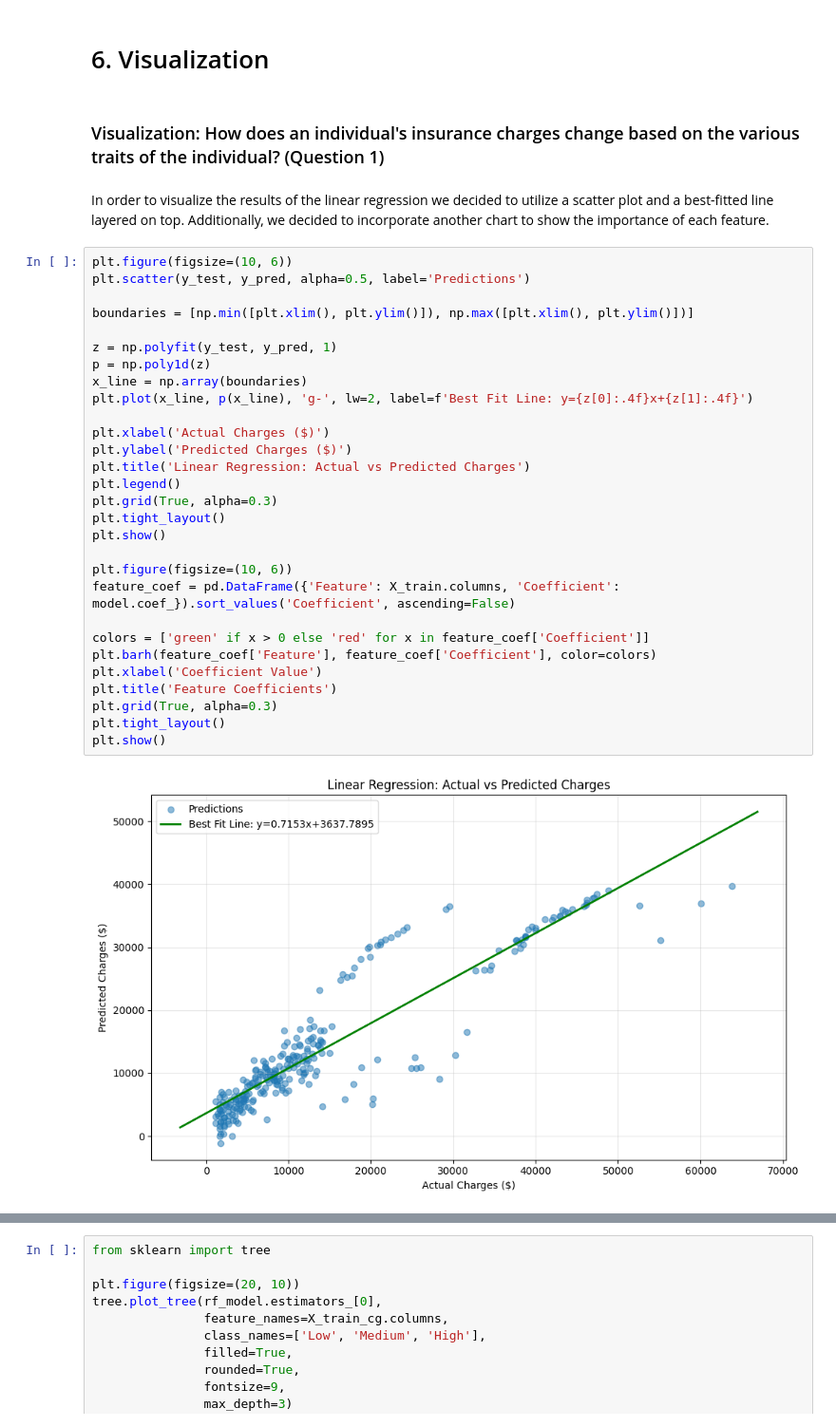
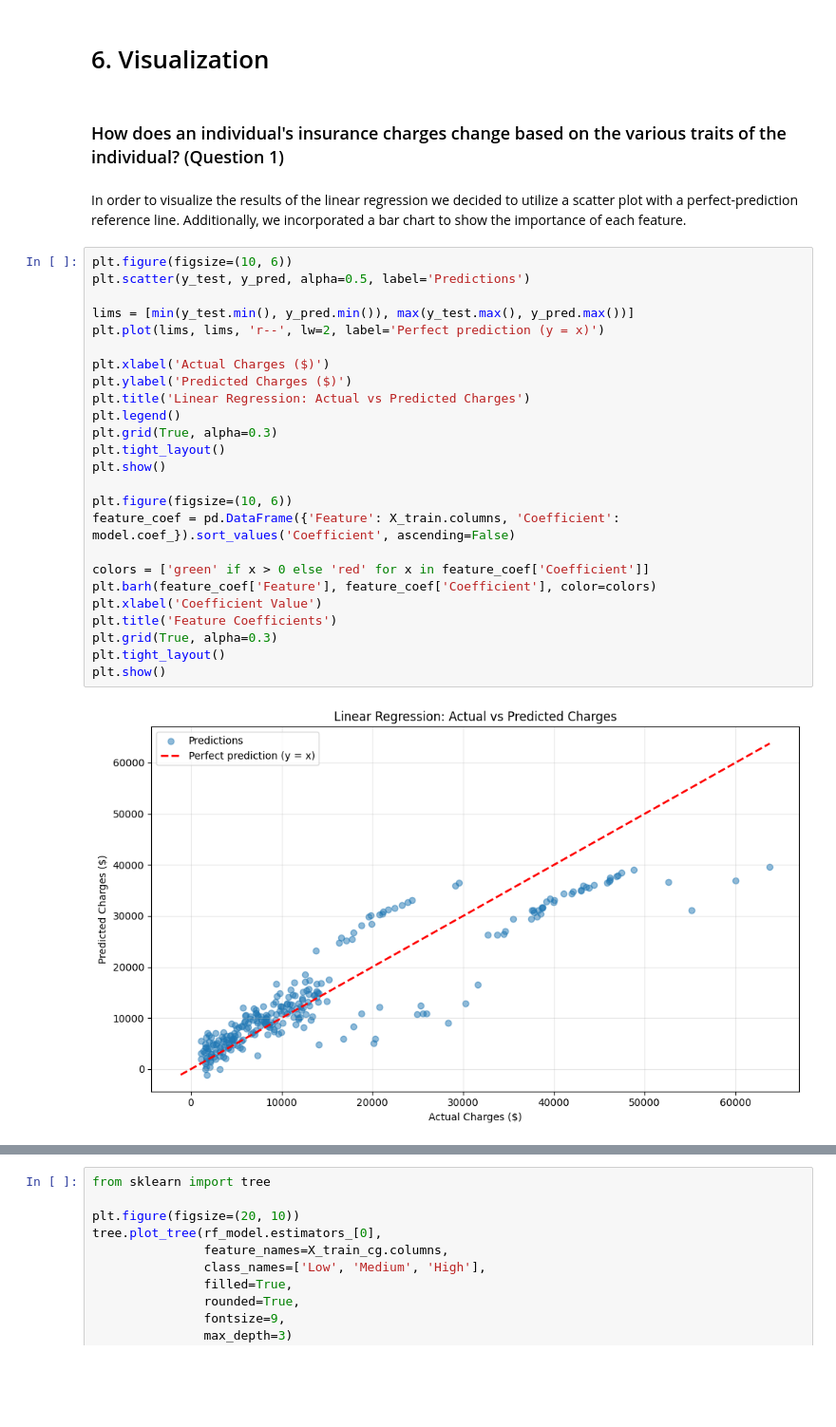
Before and after one commit to svaith/320FinalProject, a Jupyter notebook: main.ipynb, the cells around one changed output, grey strips where cells are left out. Shown at 95% size. Cells and saved outputs as stored; diff of their text form; blank space fills up the shorter version.

```diff
--- a/main.ipynb
+++ b/main.ipynb
@@ -463,40 +460,36 @@ Overall, the model suggests that it is possible to categorize individuals into i
 # %% [markdown]
 # 6. Visualization
 # %% [markdown]
-### Visualization: How does an individual's insurance charges change based on the various traits of the individual? (Question 1)
+### How does an individual's insurance charges change based on the various traits of the individual? (Question 1)
 # %% [markdown]
-In order to visualize the results of the linear regression we decided to utilize a scatter plot and a best-fitted line layered on top. Additionally, we decided to incorporate another chart to show the importance of each feature.
+In order to visualize the results of the linear regression we decided to utilize a scatter plot with a perfect-prediction reference line. Additionally, we incorporated a bar chart to show the importance of each feature.
 # %%
 plt.figure(figsize=(10, 6))
 plt.scatter(y_test, y_pred, alpha=0.5, label='Predictions')
 
-boundaries = [np.min([plt.xlim(), plt.ylim()]), np.max([plt.xlim(), plt.ylim()])]
-
-z = np.polyfit(y_test, y_pred, 1)
-p = np.poly1d(z)
-x_line = np.array(boundaries)
-plt.plot(x_line, p(x_line), 'g-', lw=2, label=f'Best Fit Line: y={z[0]:.4f}x+{z[1]:.4f}')
+lims = [min(y_test.min(), y_pred.min()), max(y_test.max(), y_pred.max())]
+plt.plot(lims, lims, 'r--', lw=2, label='Perfect prediction (y = x)')
 
 plt.xlabel('Actual Charges ($)')
 plt.ylabel('Predicted Charges ($)')
 plt.title('Linear Regression: Actual vs Predicted Charges')
 plt.legend()
 plt.grid(True, alpha=0.3)
 plt.tight_layout()
 plt.show()
 
 plt.figure(figsize=(10, 6))
 feature_coef = pd.DataFrame({'Feature': X_train.columns, 'Coefficient': model.coef_}).sort_values('Coefficient', ascending=False)
 
 colors = ['green' if x > 0 else 'red' for x in feature_coef['Coefficient']]
 plt.barh(feature_coef['Feature'], feature_coef['Coefficient'], color=colors)
 plt.xlabel('Coefficient Value')
 plt.title('Feature Coefficients')
 plt.grid(True, alpha=0.3)
 plt.tight_layout()
 plt.show()
 # %% [output]
-[figure, old version]
+[figure, new version]
 [figure]
 # %% [markdown]
 #### Interpretation
```
Also changed, not shown: parts of 15 cells of this notebook.
